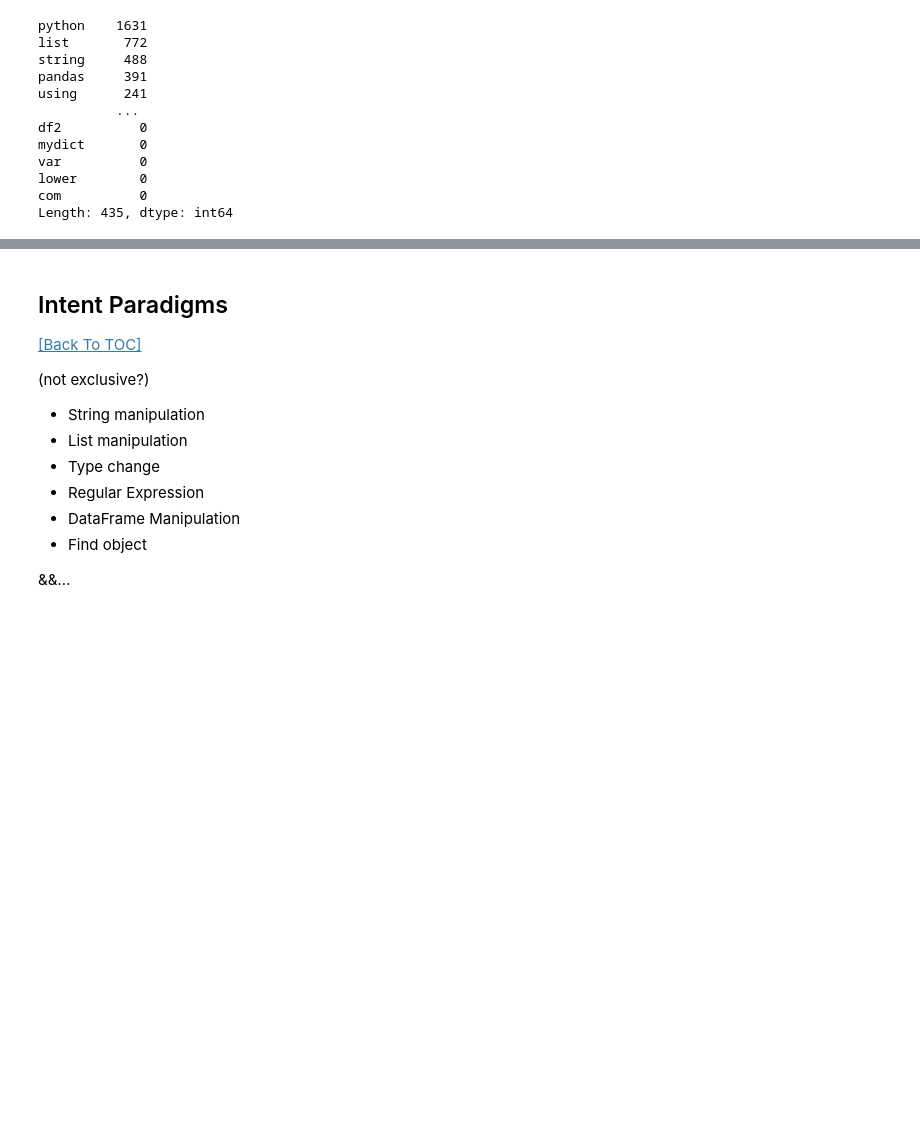
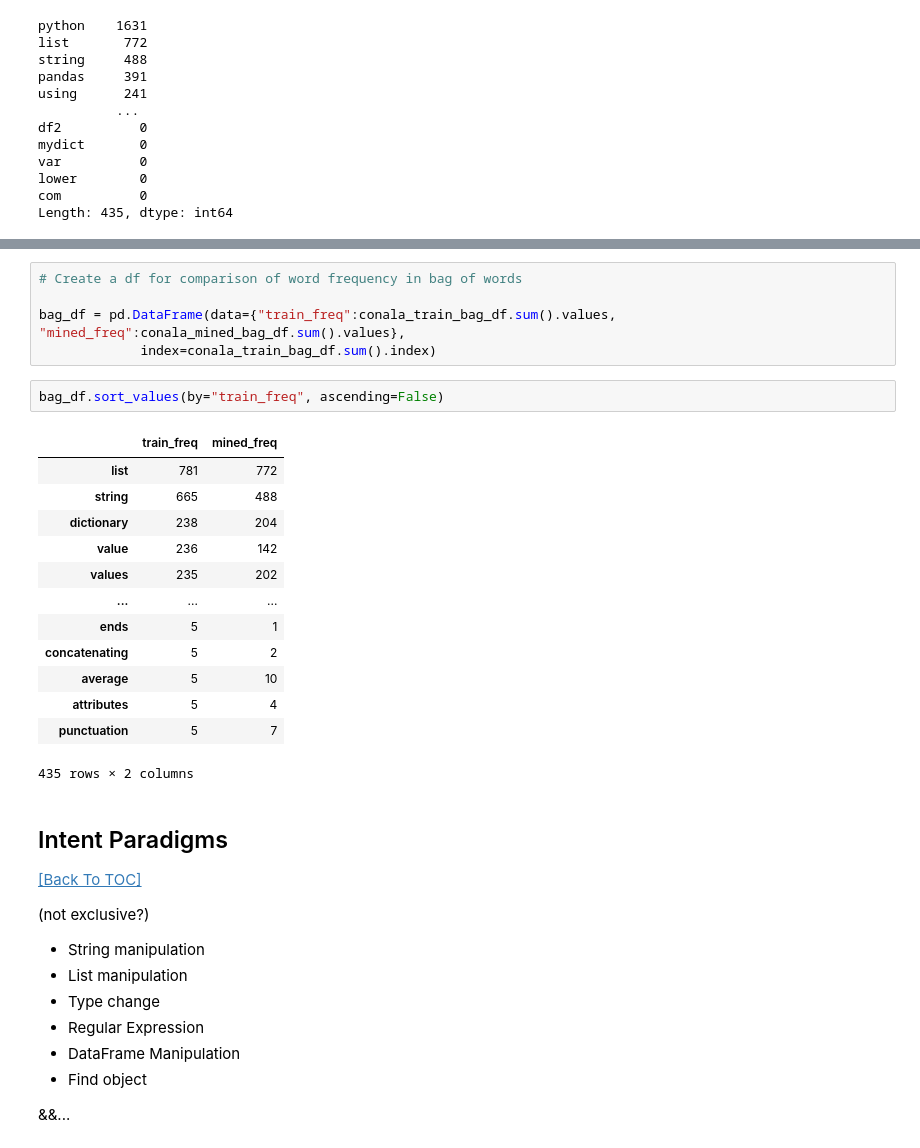
Before and after one commit to justinhugh/intent-prediction-in-code, a Jupyter notebook: intent_prediction_in_code.ipynb, the cells around one changed output, grey strips where cells are left out. Cells and saved outputs as stored; diff of their text form; blank space fills up the shorter version.

Commit message:
Added comparison of frequency of words in vocabulary between two

```diff
--- a/intent_prediction_in_code.ipynb
+++ b/intent_prediction_in_code.ipynb
@@ -613,3 +659,24 @@ Length: 435, dtype: int64
+# %%
+# Create a df for comparison of word frequency in bag of words
+
+bag_df = pd.DataFrame(data={"train_freq":conala_train_bag_df.sum().values, "mined_freq":conala_mined_bag_df.sum().values},
+             index=conala_train_bag_df.sum().index)
+# %%
+bag_df.sort_values(by="train_freq", ascending=False)
+# %% [output]
+|  | train_freq | mined_freq |
+| list | 781 | 772 |
+| string | 665 | 488 |
+| dictionary | 238 | 204 |
+| value | 236 | 142 |
+| values | 235 | 202 |
+| ... | ... | ... |
+| ends | 5 | 1 |
+| concatenating | 5 | 2 |
+| average | 5 | 10 |
+| attributes | 5 | 4 |
+| punctuation | 5 | 7 |
+435 rows × 2 columns
 # %% [markdown]
 ## Intent Paradigms
 [[Back To TOC]](#Table-of-Contents)
```
Also changed, not shown: parts of 4 cells of this notebook.
